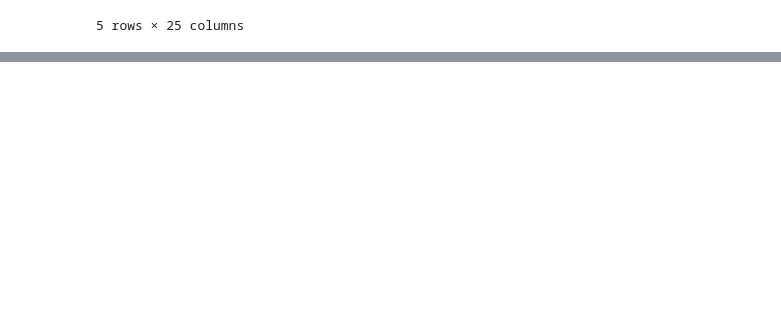
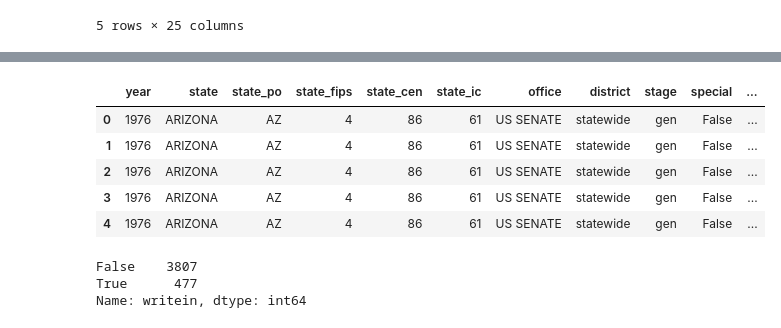
Before and after one commit to redrum88/data_science, a Jupyter notebook: shooting_1982_2023.ipynb, the cells around one changed output, grey strips where cells are left out. Cells and saved outputs as stored; diff of their text form; code cells hidden in the pictures; blank space fills up the shorter version.

```diff
--- a/shooting_1982_2023.ipynb
+++ b/shooting_1982_2023.ipynb
@@ -256,0 +549,3 @@ df.head()
+# %%
+df_president = pd.read_csv("https://raw.githubusercontent.com/redrum88/data_science/main/data/1976-2020-president.csv")
+df_senate = pd.read_csv("https://raw.githubusercontent.com/redrum88/data_science/main/data/1976-2020-senate.csv", encoding='latin1')
@@ -256,0 +561,15 @@ df.head()
+# %%
+df_senate.head()
+# %% [output]
+|  | year | state | state_po | state_fips | state_cen | state_ic | office | district | stage | special | ... |
+| 0 | 1976 | ARIZONA | AZ | 4 | 86 | 61 | US SENATE | statewide | gen | False | ... |
+| 1 | 1976 | ARIZONA | AZ | 4 | 86 | 61 | US SENATE | statewide | gen | False | ... |
+| 2 | 1976 | ARIZONA | AZ | 4 | 86 | 61 | US SENATE | statewide | gen | False | ... |
+| 3 | 1976 | ARIZONA | AZ | 4 | 86 | 61 | US SENATE | statewide | gen | False | ... |
+| 4 | 1976 | ARIZONA | AZ | 4 | 86 | 61 | US SENATE | statewide | gen | False | ... |
+# %%
+df_president['writein'].value_counts()
+# %% [output]
+False    3807
+True      477
+Name: writein, dtype: int64
```
Also changed, not shown: parts of 29 cells of this notebook.
